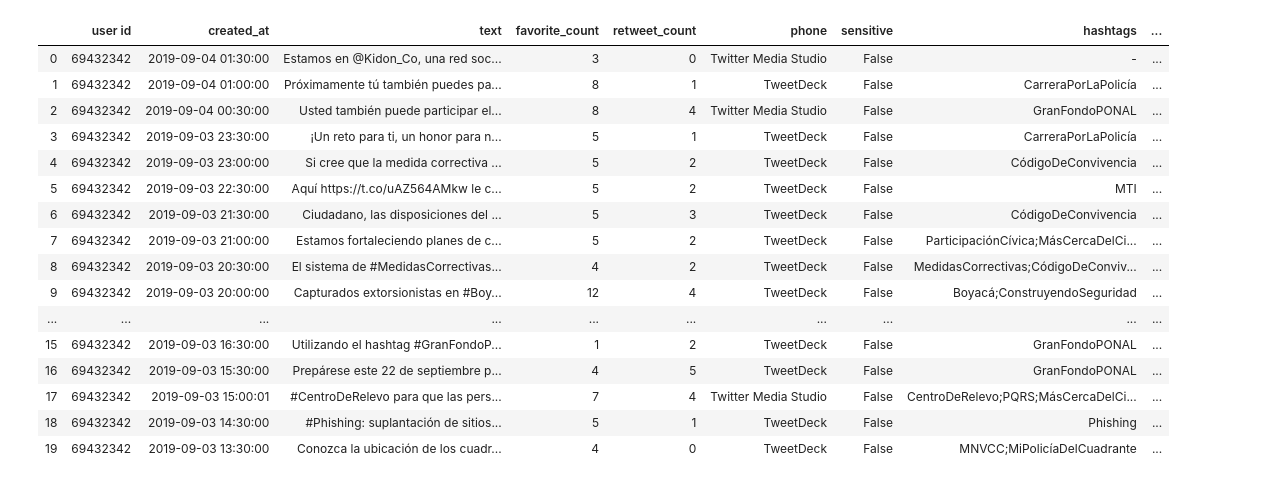
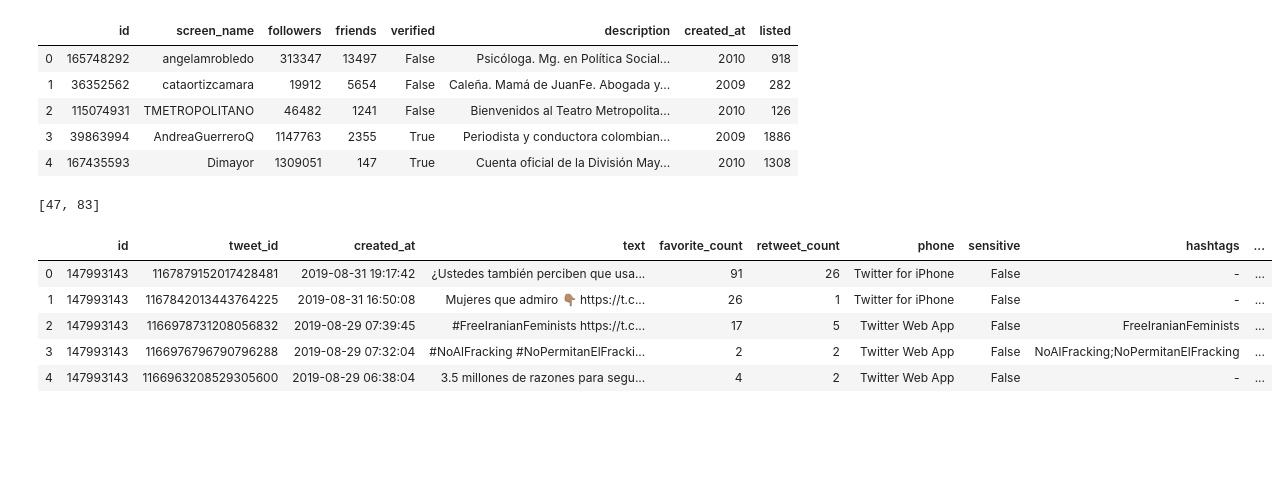
Before and after one commit to cpenalozag/TwitterNetwork, a Jupyter notebook: Preprocessing.ipynb, the cells around one changed output. Saved outputs shown, nothing was run; the diff lists cells and outputs as text; code cells hidden in the pictures; blank space fills up the shorter version.

```diff
--- a/Preprocessing.ipynb
+++ b/Preprocessing.ipynb
@@ -7,0 +24,12 @@ import string
+# %%
+# Load edge and vertex data
+edges = pd.read_csv('network-data/edges.csv')
+vertices = pd.read_csv('network-data/vertices.csv')
+vertices.head()
+# %% [output]
+|  | id | screen_name | followers | friends | verified | description | created_at | listed |
+| 0 | 165748292 | angelamrobledo | 313347 | 13497 | False | Psicóloga. Mg. en Política Social... | 2010 | 918 |
+| 1 | 36352562 | cataortizcamara | 19912 | 5654 | False | Caleña. Mamá de JuanFe. Abogada y... | 2009 | 282 |
+| 2 | 115074931 | TMETROPOLITANO | 46482 | 1241 | False | Bienvenidos al Teatro Metropolita... | 2010 | 126 |
+| 3 | 39863994 | AndreaGuerreroQ | 1147763 | 2355 | True | Periodista y conductora colombian... | 2009 | 1886 |
+| 4 | 167435593 | Dimayor | 1309051 | 147 | True | Cuenta oficial de la División May... | 2010 | 1308 |
@@ -8,22 +56,16 @@ import string
+# %%
+[G.number_of_nodes(), G.number_of_edges()]
+# %% [output]
+[47, 83]
 # %%
-# Import data
+# Import tweets
 tweets = pd.read_csv('tweets/statuses.csv')
-tweets.head(n=20)
+
+tweets.head(n=5)
 # %% [output]
-|  | user id | created_at | text | favorite_count | retweet_count | phone | sensitive | hashtags | ... |
-| 0 | 69432342 | 2019-09-04 01:30:00 | Estamos en @Kidon_Co, una red soc... | 3 | 0 | Twitter Media Studio | False | - | ... |
-| 1 | 69432342 | 2019-09-04 01:00:00 | Próximamente tú también puedes pa... | 8 | 1 | TweetDeck | False | CarreraPorLaPolicía | ... |
-| 2 | 69432342 | 2019-09-04 00:30:00 | Usted también puede participar el... | 8 | 4 | Twitter Media Studio | False | GranFondoPONAL | ... |
-| 3 | 69432342 | 2019-09-03 23:30:00 | ¡Un reto para ti, un honor para n... | 5 | 1 | TweetDeck | False | CarreraPorLaPolicía | ... |
-| 4 | 69432342 | 2019-09-03 23:00:00 | Si cree que la medida correctiva ... | 5 | 2 | TweetDeck | False | CódigoDeConvivencia | ... |
-| 5 | 69432342 | 2019-09-03 22:30:00 | Aquí https://t.co/uAZ564AMkw le c... | 5 | 2 | TweetDeck | False | MTI | ... |
-| 6 | 69432342 | 2019-09-03 21:30:00 | Ciudadano, las disposiciones del ... | 5 | 3 | TweetDeck | False | CódigoDeConvivencia | ... |
-| 7 | 69432342 | 2019-09-03 21:00:00 | Estamos fortaleciendo planes de c... | 5 | 2 | TweetDeck | False | ParticipaciónCívica;MásCercaDelCi... | ... |
-| 8 | 69432342 | 2019-09-03 20:30:00 | El sistema de #MedidasCorrectivas... | 4 | 2 | TweetDeck | False | MedidasCorrectivas;CódigoDeConviv... | ... |
-| 9 | 69432342 | 2019-09-03 20:00:00 | Capturados extorsionistas en #Boy... | 12 | 4 | TweetDeck | False | Boyacá;ConstruyendoSeguridad | ... |
-| ... | ... | ... | ... | ... | ... | ... | ... | ... | ... |
-| 15 | 69432342 | 2019-09-03 16:30:00 | Utilizando el hashtag #GranFondoP... | 1 | 2 | TweetDeck | False | GranFondoPONAL | ... |
-| 16 | 69432342 | 2019-09-03 15:30:00 | Prepárese este 22 de septiembre p... | 4 | 5 | TweetDeck | False | GranFondoPONAL | ... |
-| 17 | 69432342 | 2019-09-03 15:00:01 | #CentroDeRelevo para que las pers... | 7 | 4 | Twitter Media Studio | False | CentroDeRelevo;PQRS;MásCercaDelCi... | ... |
-| 18 | 69432342 | 2019-09-03 14:30:00 | #Phishing: suplantación de sitios... | 5 | 1 | TweetDeck | False | Phishing | ... |
-| 19 | 69432342 | 2019-09-03 13:30:00 | Conozca la ubicación de los cuadr... | 4 | 0 | TweetDeck | False | MNVCC;MiPolicíaDelCuadrante | ... |
+|  | id | tweet_id | created_at | text | favorite_count | retweet_count | phone | sensitive | hashtags | ... |
+| 0 | 147993143 | 1167879152017428481 | 2019-08-31 19:17:42 | ¿Ustedes también perciben que usa... | 91 | 26 | Twitter for iPhone | False | - | ... |
+| 1 | 147993143 | 1167842013443764225 | 2019-08-31 16:50:08 | Mujeres que admiro 👇🏽 https://t.c... | 26 | 1 | Twitter for iPhone | False | - | ... |
+| 2 | 147993143 | 1166978731208056832 | 2019-08-29 07:39:45 | #FreeIranianFeminists https://t.c... | 17 | 5 | Twitter Web App | False | FreeIranianFeminists | ... |
+| 3 | 147993143 | 1166976796790796288 | 2019-08-29 07:32:04 | #NoAlFracking #NoPermitanElFracki... | 2 | 2 | Twitter Web App | False | NoAlFracking;NoPermitanElFracking | ... |
+| 4 | 147993143 | 1166963208529305600 | 2019-08-29 06:38:04 | 3.5 millones de razones para segu... | 4 | 2 | Twitter Web App | False | - | ... |
```
Also changed, not shown: parts of 15 cells of this notebook, 3 other files.
